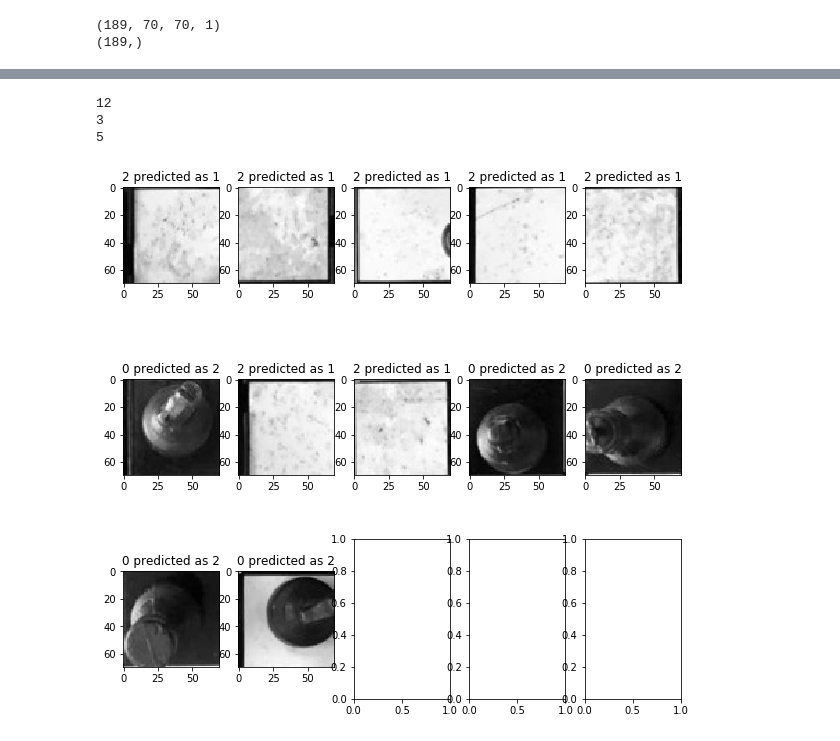
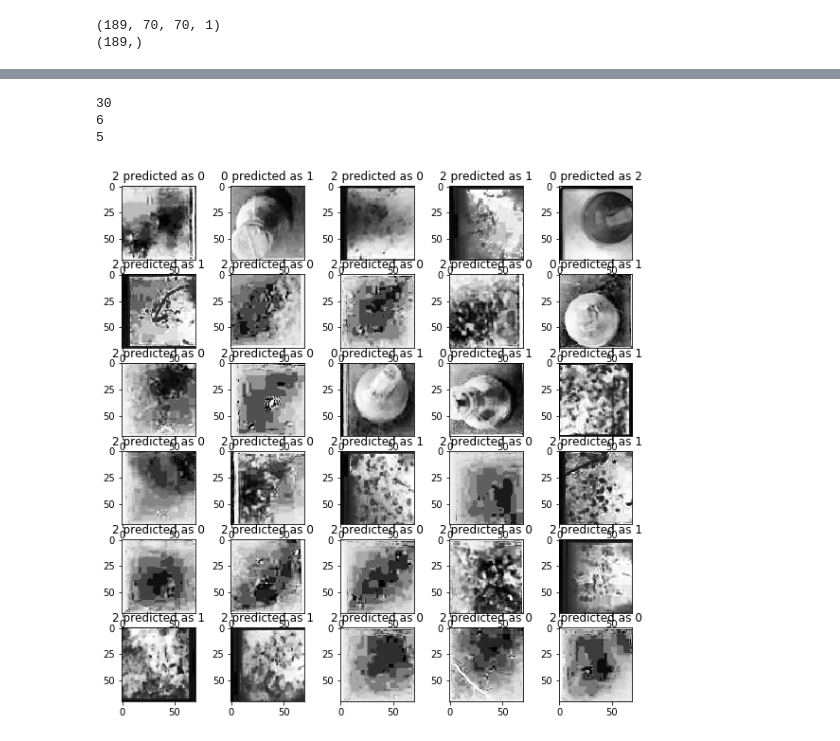
Before and after one commit to ace-racer/Extending-Board-Games-using-deep-learning, a Jupyter notebook: chess_piece_detection/3_class_classifier/CNN/Evaluate Saved Grayscale CNN Model.ipynb, the cells around one changed output, grey strips where cells are left out. Saved outputs shown, nothing was run; the diff lists cells and outputs as text; code cells hidden in the pictures.

Commit message:
Add code to denoise image

```diff
--- a/chess_piece_detection/3_class_classifier/CNN/Evaluate Saved Grayscale CNN Model.ipynb
+++ b/chess_piece_detection/3_class_classifier/CNN/Evaluate Saved Grayscale CNN Model.ipynb
@@ -22,6 +22,7 @@ def process_image(image_location):
         resized_image = image
 
     gray = cv2.cvtColor(resized_image, cv2.COLOR_BGR2GRAY)
+    gray = cv2.equalizeHist(gray)
 
     return gray
 # %%
@@ -55,6 +56,10 @@ def get_features_labels(data_path):
     X = [x["feature"] for x in features_with_labels]
     y = [x["label"] for x in features_with_labels]
 
+    X = np.array(X)
+    X = X.astype('float32')
+    X /= 255
+
     return np.array(X), np.array(y)
 # %%
 X_test, y_test = get_features_labels("C:\\Users\\issuser\\Desktop\\ExtendingBoardGamesOnline\\data\\Chess ID Public Data\\test")
@@ -94,7 +99,7 @@ def load_3_class_cnn_model(model_weights_file_name):
     model.add(Activation('relu'))
     model.add(MaxPooling2D(pool_size=(2, 2)))
 
-    model.add(Dropout(0.25))
+    model.add(Dropout(0.5))
 
     model.add(Flatten())
     model.add(Dense(256))
@@ -110,7 +115,7 @@ def load_3_class_cnn_model(model_weights_file_name):
     # load the model weights
     model.load_weights(os.path.join(model_folder_name, model_weights_file_name))
 
-    adam = optimizers.Adam(lr=0.0001, beta_1=0.9, beta_2=0.999, epsilon=None, decay=0.0, amsgrad=False)
+    adam = optimizers.Adam(lr=0.00001, beta_1=0.9, beta_2=0.999, epsilon=None, decay=0.0, amsgrad=False)
     model.compile(loss='sparse_categorical_crossentropy', optimizer=adam, metrics=['accuracy'])
 
     return model
@@ -186,7 +191,7 @@ def plot_mispredicted_images(images, actual_values, predicted_values):
             #print(current_image_idx)
             current_image_idx += 1
 # %%
-trained_model = load_3_class_cnn_model("custom_cnn_89_gray_scale.hdf5")
+trained_model = load_3_class_cnn_model("custom_cnn_val1.hdf5")
 plt.rcParams["figure.figsize"] = (10,10)
 class_names = ["black", "white", "empty"]
 test_predictions = trained_model.predict(X_test, batch_size=batch_size)
@@ -230,8 +235,9 @@ Confusion matrix, without normalization
 # %%
 test_images = np.squeeze(X_test1)
+test_images = test_images * 256
 plot_mispredicted_images(test_images, y_test1, y_test_pred1)
 # %% [output]
-12
-3
+30
+6
 5
-[figure, old version]
+[figure, new version]
```
Also changed, not shown: parts of 2 cells of this notebook, 1 other file.
